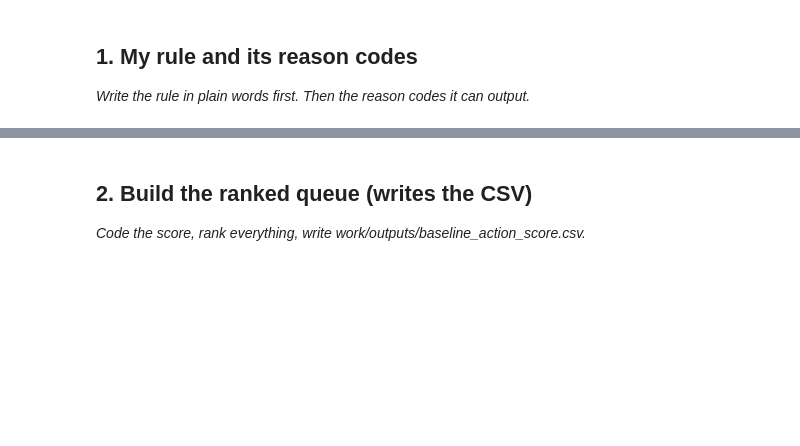
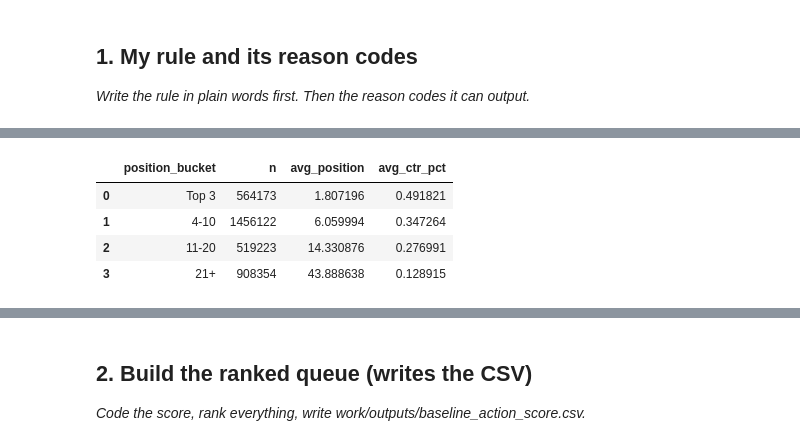
Before and after one commit to mukeshboolani786/flyrank-internship-ml, a Jupyter notebook: work/notebooks/w04_baseline_score.ipynb, the cells around one changed output, grey strips where cells are left out. Saved outputs shown, nothing was run; the diff lists cells and outputs as text; code cells hidden in the pictures; blank space fills up the shorter version.

```diff
--- a/work/notebooks/w04_baseline_score.ipynb
+++ b/work/notebooks/w04_baseline_score.ipynb
@@ -29,3 +73,82 @@ This notebook fulfills the assignment requirements by:
 # %%
-# This cell is for CODE (numbers, a query, a check).
-# Write your text answer in the cell ABOVE this one — typing sentences here breaks Run All.
+import pandas as pd
+
+signal_data = con.sql(
+    f"""
+    SELECT
+        report_date,
+        client_hash_id,
+        content_hash_id,
+        gsc_impressions,
+        gsc_clicks,
+        gsc_avg_position,
+        gsc_data_available
+    FROM read_parquet(
+        '{rel}/fact_content_daily_performance/month=2026-03/*.parquet'
+    )
+    WHERE gsc_data_available IS TRUE
+      AND gsc_impressions > 0
+    """
+).df()
+
+# Calculate observed CTR.
+signal_data["ctr_pct"] = (
+    100.0
+    * signal_data["gsc_clicks"]
+    / signal_data["gsc_impressions"]
+)
+
+# ---------------------------------------------------------
+# SIGNAL 1: Search volume / impressions
+# ---------------------------------------------------------
+
+signal_data["impression_bucket"] = pd.cut(
+    signal_data["gsc_impressions"],
+    bins=[0, 100, 1000, float("inf")],
+    labels=["Low", "Medium", "High"],
+    include_lowest=True
+)
+
+impression_check = (
+    signal_data
+    .groupby("impression_bucket", observed=False)
+    .agg(
+        n=("gsc_impressions", "size"),
+        avg_impressions=("gsc_impressions", "mean"),
+        avg_ctr_pct=("ctr_pct", "mean")
+    )
+    .reset_index()
+)
+
+print("SIGNAL 1 — SEARCH VOLUME / IMPRESSIONS")
+display(impression_check)
+
+# ---------------------------------------------------------
+# SIGNAL 2: CTR vs search position
+# ---------------------------------------------------------
+
+position_data = signal_data[
+    signal_data["gsc_avg_position"] > 0
+].copy()
+
+position_data["position_bucket"] = pd.cut(
+    position_data["gsc_avg_position"],
+    bins=[0, 3, 10, 20, float("inf")],
+    labels=["Top 3", "4-10", "11-20", "21+"],
+    include_lowest=True
+)
+
+position_check = (
+    position_data
+    .groupby("position_bucket", observed=False)
+    .agg(
+        n=("gsc_avg_position", "size"),
+        avg_position=("gsc_avg_position", "mean"),
+        avg_ctr_pct=("ctr_pct", "mean")
+    )
+    .reset_index()
+)
+
+print("\nSIGNAL 2 — CTR VS SEARCH POSITION")
+display(position_check)
+# %% [output]
@@ -31,0 +161,5 @@ This notebook fulfills the assignment requirements by:
+|  | position_bucket | n | avg_position | avg_ctr_pct |
+| 0 | Top 3 | 564173 | 1.807196 | 0.491821 |
+| 1 | 4-10 | 1456122 | 6.059994 | 0.347264 |
+| 2 | 11-20 | 519223 | 14.330876 | 0.276991 |
+| 3 | 21+ | 908354 | 43.888638 | 0.128915 |
```
Also changed, not shown: parts of 17 cells of this notebook.
